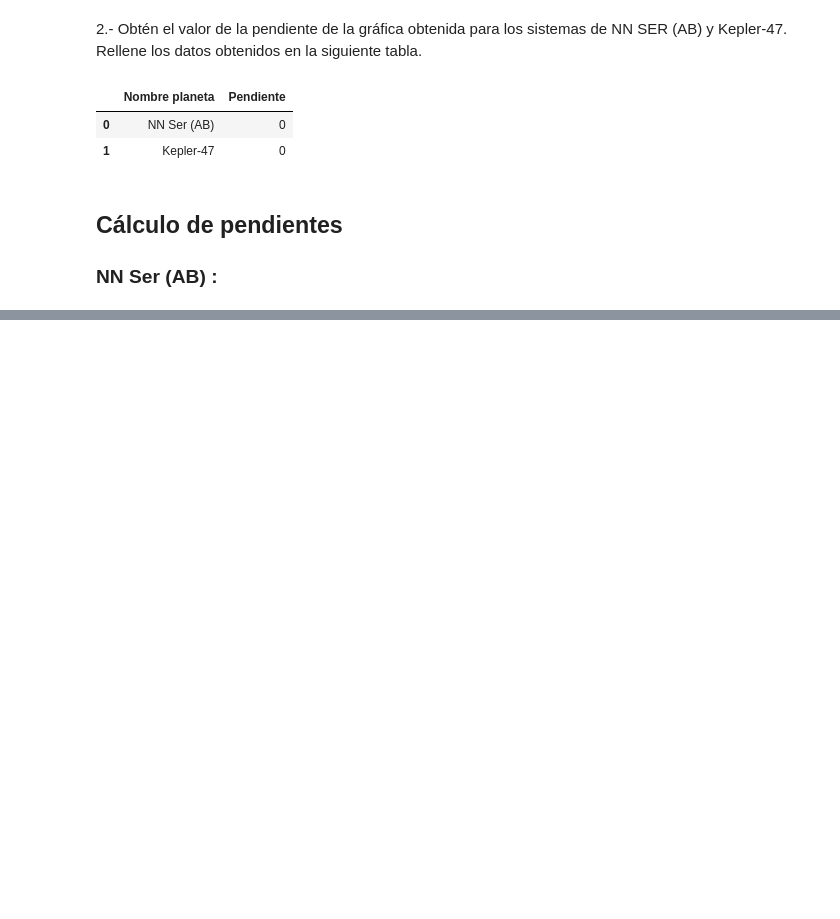
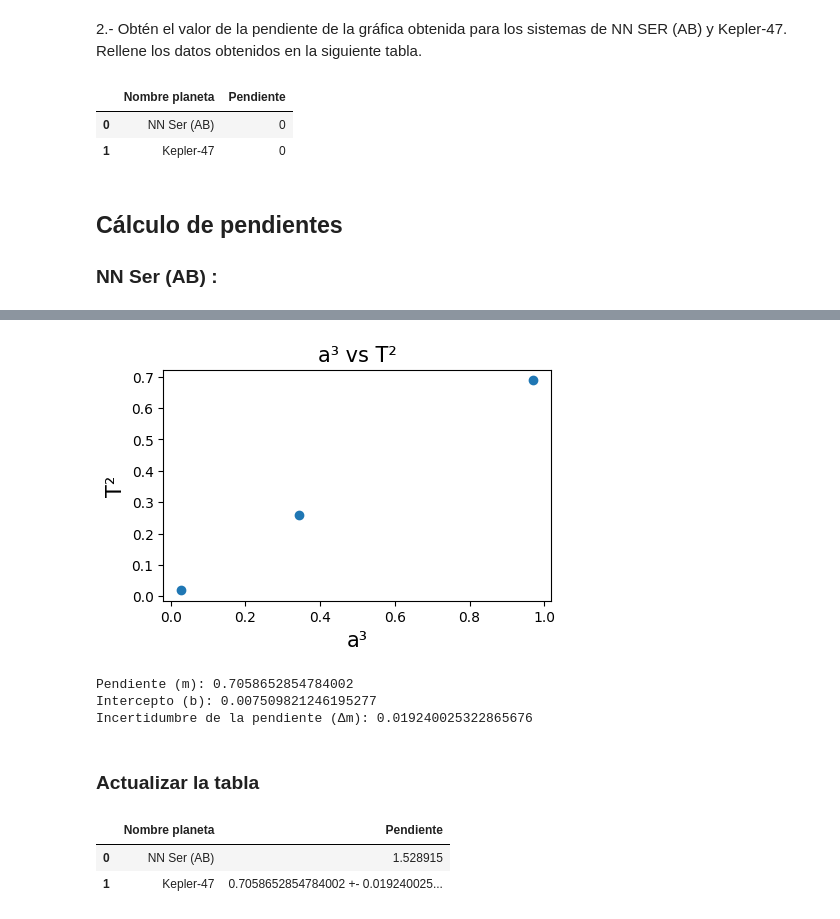
Before and after one commit to Mae2134/DatosFis2_Exo, a Jupyter notebook: Pregunta_3.ipynb, the cells around one changed output, grey strips where cells are left out. Drawn from its saved outputs; the diff is of its cells as text; code cells hidden in the pictures; blank space fills up the shorter version.

Commit message:
Cambio entre incertidumbres y actualizacion en funciones. Falta analizar logaritmo

```diff
--- a/Pregunta_3.ipynb
+++ b/Pregunta_3.ipynb
@@ -105,0 +111,13 @@ NameError: name 'A_3' is not defined
+# %%
+Kepler_47_periodo = []
+Kepler_47_periodo += periodo_orbital_años[2:]
+print(Kepler_47_periodo,"\n")
+Kepler_47_periodo = np.array(Kepler_47_periodo)
+
+
+Kepler_47_distancia = []
+Kepler_47_distancia += semieje[2:]
+print(Kepler_47_distancia,"\n")
+Kepler_47_distancia = np.array(Kepler_47_distancia)
+
+T_2_K, A_3_K, K_inv_K = Calculadora_Kepler(Kepler_47_distancia,Kepler_47_periodo)
@@ -105,0 +137,21 @@ NameError: name 'A_3' is not defined
+# %%
+################################
+#           Gráfico            #
+################################
+
+plt.figure(figsize=(5, 3))
+plt.scatter(A_3_K, T_2_K)
+plt.title("a³ vs T²", fontsize=15)
+plt.xlabel("a³", fontsize=15)
+plt.ylabel("T²", fontsize=15)
+plt.show()
+# %% [output]
+[figure, added]
+# %%
+m_k, m_k2 = pendiente(A_3_K, T_2_K)
+# %% [output]
+Pendiente (m): 0.7058652854784002
+Intercepto (b): 0.007509821246195277
+Incertidumbre de la pendiente (Δm): 0.019240025322865676
+# %% [markdown]
+### Actualizar la tabla
@@ -105,0 +160,8 @@ NameError: name 'A_3' is not defined
+# %%
+df3 = pd.DataFrame({"Nombre planeta": ["NN Ser (AB)","Kepler-47"],
+                   "Pendiente":pendientes})
+display(df3)
+# %% [output]
+|  | Nombre planeta | Pendiente |
+| 0 | NN Ser (AB) | 1.528915 |
+| 1 | Kepler-47 | 0.7058652854784002 +- 0.019240025... |
```
Also changed, not shown: parts of 7 cells of this notebook, 2 other files.
